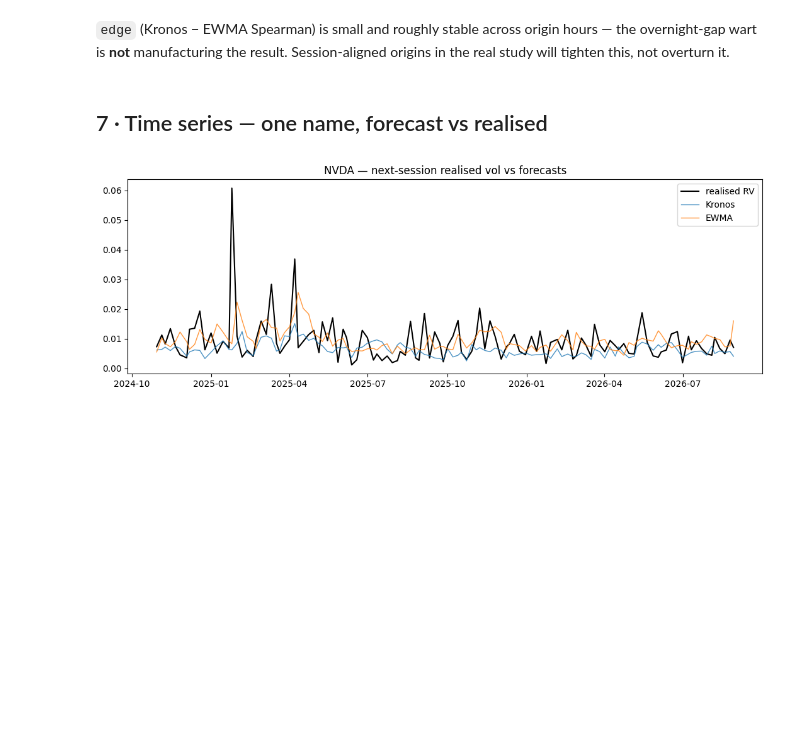
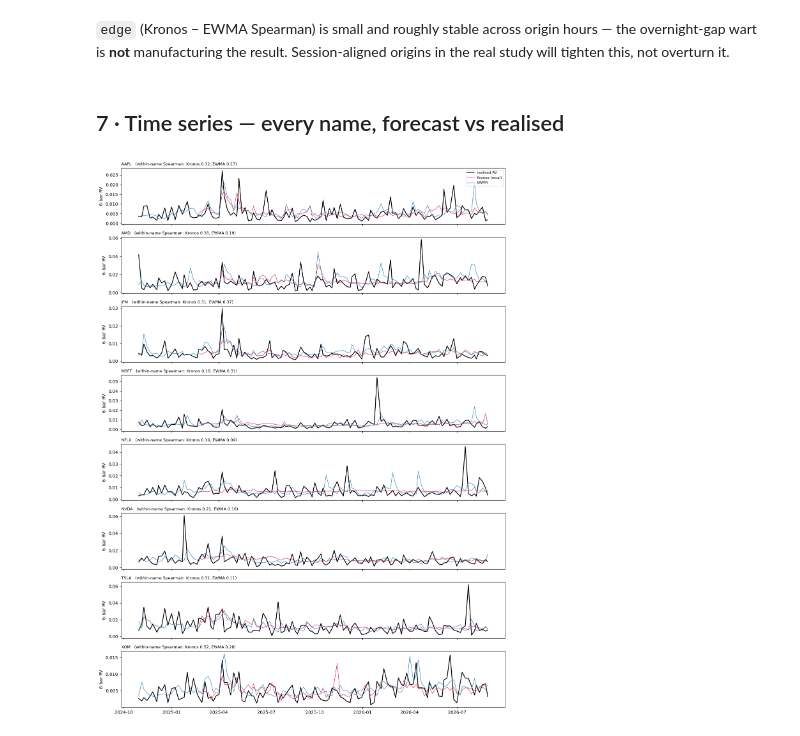
Before and after one commit to imanly97/kronos-evaluation, a Jupyter notebook: notebooks/probe_findings.ipynb, the cells around one changed output. Drawn from its saved outputs; the diff is of its cells as text; code cells hidden in the pictures; blank space fills up the shorter version.

```diff
--- a/notebooks/probe_findings.ipynb
+++ b/notebooks/probe_findings.ipynb
@@ -286,14 +286,21 @@ by_hour
 hours — the overnight-gap wart is **not** manufacturing the result. Session-aligned
 origins in the real study will tighten this, not overturn it.
 # %% [markdown]
-## 7 · Time series — one name, forecast vs realised
+## 7 · Time series — every name, forecast vs realised
-# %%
-tk = "NVDA"
-g = d[d["ticker"]==tk].sort_values("origin")
-fig, ax = plt.subplots(figsize=(13,4))
-ax.plot(g["origin"], g["realized"], label="realised RV", lw=1.5, c="k")
-ax.plot(g["origin"], g["kronos"], label="Kronos", lw=1, alpha=.8)
-ax.plot(g["origin"], g["ewma"], label="EWMA", lw=1, alpha=.8)
-ax.set_title(f"{tk} — next-session realised vol vs forecasts"); ax.legend(); plt.show()
-# %% [output]
-[figure, removed]
+# %%
+names = sorted(d["ticker"].unique())
+fig, axes = plt.subplots(len(names), 1, figsize=(13, 2.2*len(names)), sharex=True)
+for ax, tk in zip(axes, names):
+    g = d[d["ticker"]==tk].sort_values("origin")
+    ax.plot(g["origin"], g["realized"], lw=1.6, c="k", label="realised RV")
+    ax.plot(g["origin"], g["kronos_recal"], lw=1, c="crimson", alpha=.85, label="Kronos (recal)")
+    ax.plot(g["origin"], g["ewma"], lw=1, c="tab:blue", alpha=.85, label="EWMA")
+    sp_k = g["kronos"].corr(g["realized"], "spearman")
+    sp_e = g["ewma"].corr(g["realized"], "spearman")
+    ax.set_title(f"{tk}   (within-name Spearman: Kronos {sp_k:.2f}, EWMA {sp_e:.2f})",
+                 fontsize=9, loc="left")
+    ax.set_ylabel("6-bar RV")
+axes[0].legend(loc="upper right", fontsize=8)
+plt.tight_layout(); plt.show()
+# %% [output]
+[figure, added]
```
Also changed, not shown: parts of 12 cells of this notebook, 4 other files.
